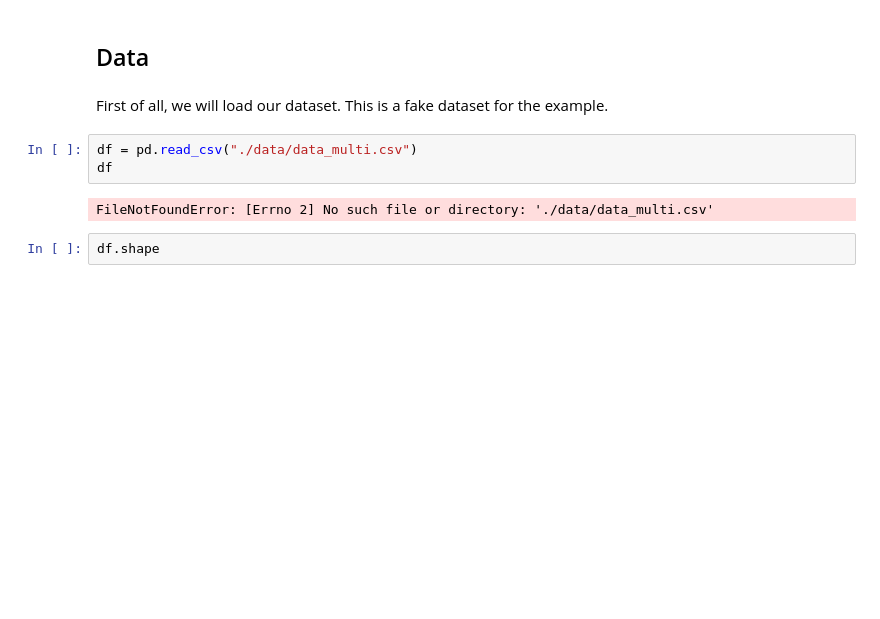
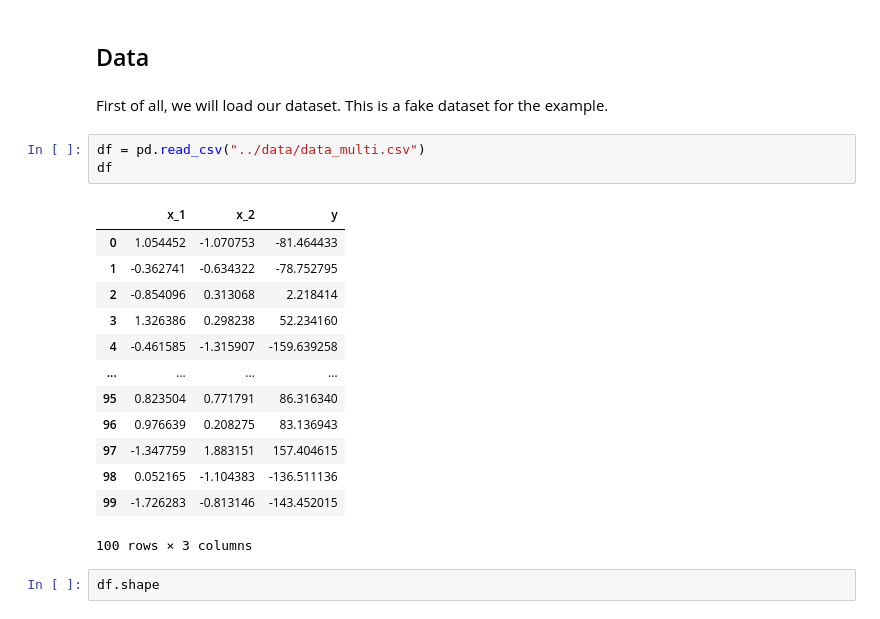
Before and after one commit to AdrienPiette/LGG-Thomas4, a Jupyter notebook: 02-TheHill/MachineLearningIntro/02-ModelingStructuredData/01-Regression/solutions/04-linear-regression-from-scratch-solution.ipynb, the cells around one changed output. Cells and saved outputs as stored; diff of their text form; blank space fills up the shorter version.

```diff
--- a/02-TheHill/MachineLearningIntro/02-ModelingStructuredData/01-Regression/solutions/04-linear-regression-from-scratch-solution.ipynb
+++ b/02-TheHill/MachineLearningIntro/02-ModelingStructuredData/01-Regression/solutions/04-linear-regression-from-scratch-solution.ipynb
@@ -374,10 +374,22 @@ You will see that with matrices, the multiple linear regression case also doesn'
 # %% [markdown]
 First of all, we will load our dataset. This is a fake dataset for the example.
 # %%
-df = pd.read_csv("./data/data_multi.csv")
+df = pd.read_csv("../data/data_multi.csv")
 df
 # %% [output]
+|  | x_1 | x_2 | y |
+| 0 | 1.054452 | -1.070753 | -81.464433 |
+| 1 | -0.362741 | -0.634322 | -78.752795 |
+| 2 | -0.854096 | 0.313068 | 2.218414 |
+| 3 | 1.326386 | 0.298238 | 52.234160 |
+| 4 | -0.461585 | -1.315907 | -159.639258 |
+| ... | ... | ... | ... |
+| 95 | 0.823504 | 0.771791 | 86.316340 |
+| 96 | 0.976639 | 0.208275 | 83.136943 |
+| 97 | -1.347759 | 1.883151 | 157.404615 |
+| 98 | 0.052165 | -1.104383 | -136.511136 |
+| 99 | -1.726283 | -0.813146 | -143.452015 |
-FileNotFoundError: [Errno 2] No such file or directory: './data/data_multi.csv'
+100 rows × 3 columns
 # %%
 df.shape
 # %% [output]
```
Also changed, not shown: parts of 8 cells of this notebook, 3 other files.
